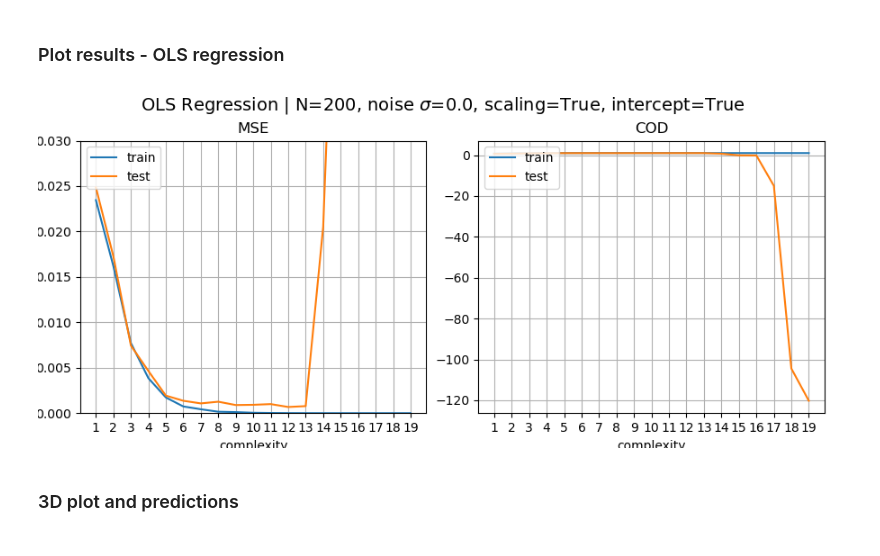
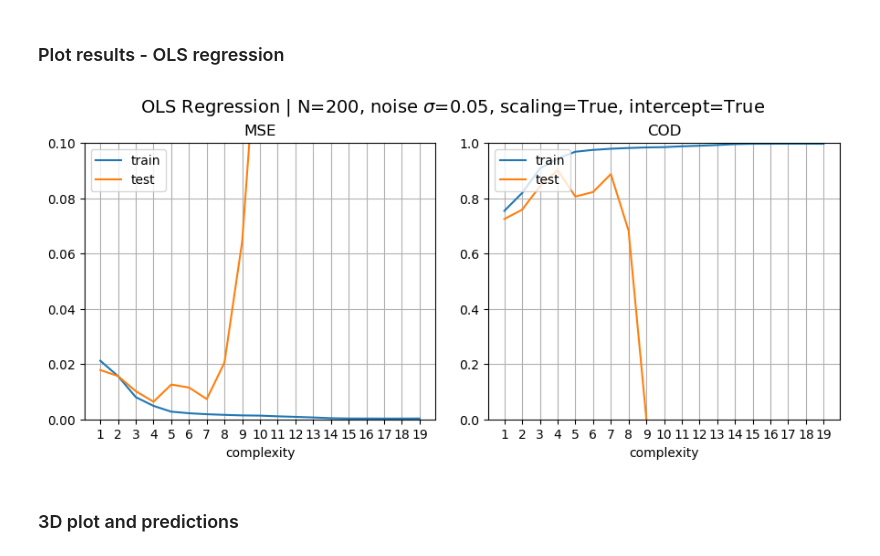
Before and after one commit to iKiru-hub/compML, a Jupyter notebook: project_1_ae.ipynb, the cells around one changed output. Saved outputs shown, nothing was run; the diff lists cells and outputs as text; code cells hidden in the pictures.

```diff
--- a/project_1_ae.ipynb
+++ b/project_1_ae.ipynb
@@ -58,7 +71,7 @@ SETTINGS
 # data
 N = 200
 random_ax = True
-noise_scale = 0.0
+noise_scale = 0.05
 scaling = True
 (x, y, z), (xm, ym, zm) = u.generate_data(N=N, random_ax=random_ax, noise_scale=noise_scale, scaling=scaling)
 
@@ -76,7 +89,7 @@ record = {'mse_train': [],
 betas = {}
 
 # split data
-x_train, x_test, y_train, y_test, Z_train, Z_test = train_test_split(x, y, z, test_size=0.20)
+x_train, x_test, y_train, y_test, Z_train, Z_test = train_test_split(x, y, z, test_size=0.2)
 
 # run for all degrees
 for deg in (bar := tqdm(degrees)):
@@ -105,29 +118,30 @@ print('.')
 # %%
 names = tuple(record.keys())
 fig, axs = plt.subplots(1, 2, figsize=(9, 4), sharex=True)
 fig.suptitle(f"OLS Regression | {N=}, noise $\sigma$={noise_scale}, {scaling=}, {intercept=}", fontsize=14)
 fig.tight_layout(h_pad=4)
 
 axs[0].plot(degrees, record['mse_train'], label='train')
 axs[0].plot(degrees, record['mse_test'], label='test')
 axs[0].set_title(f"MSE")
 axs[0].set_xlabel('complexity')
 axs[0].legend(loc='upper left')
 axs[0].set_xticks(degrees)
 axs[0].grid()
-axs[0].set_ylim((0, 0.03))  # y-axis limits
+axs[0].set_ylim((0, 0.1))  # y-axis limits
 
 axs[1].plot(degrees, record['cod_train'], label='train')
 axs[1].plot(degrees, record['cod_test'], label='test')
 axs[1].set_title(f"COD")
 axs[1].set_xlabel('complexity')
 axs[1].legend(loc='upper left')
 axs[1].set_xticks(degrees)
+axs[1].set_ylim((0, 1))
 axs[1].grid()
 
 plt.show()
 # %% [output]
-[figure, old version]
+[figure, new version]
 # %% [markdown]
 ### 3D plot and predictions
 # %%
```
Also changed, not shown: parts of 12 cells of this notebook, 4 other files.
